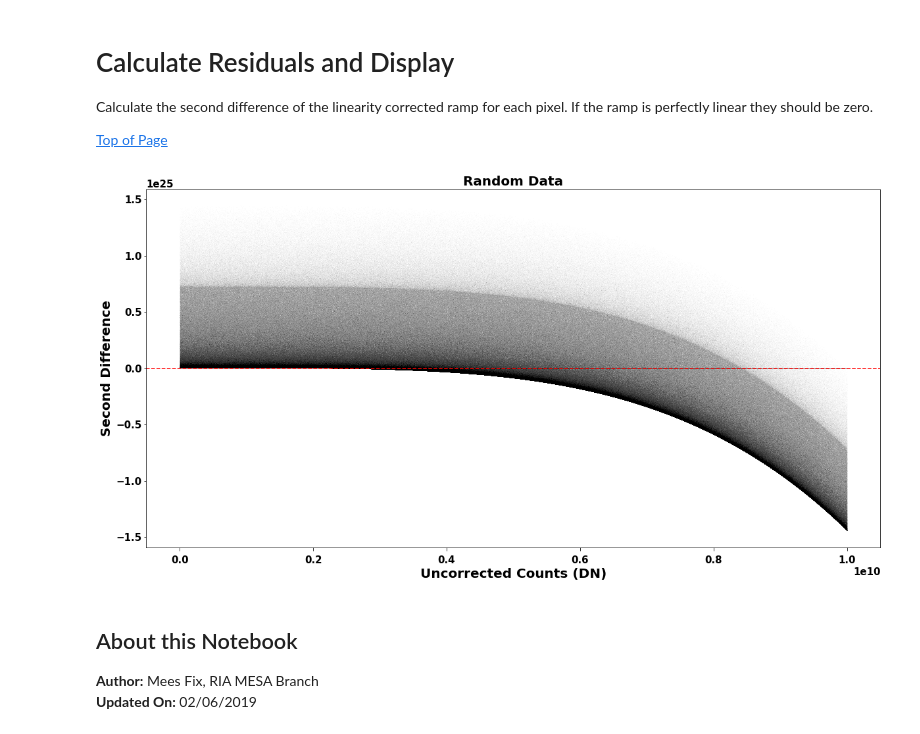
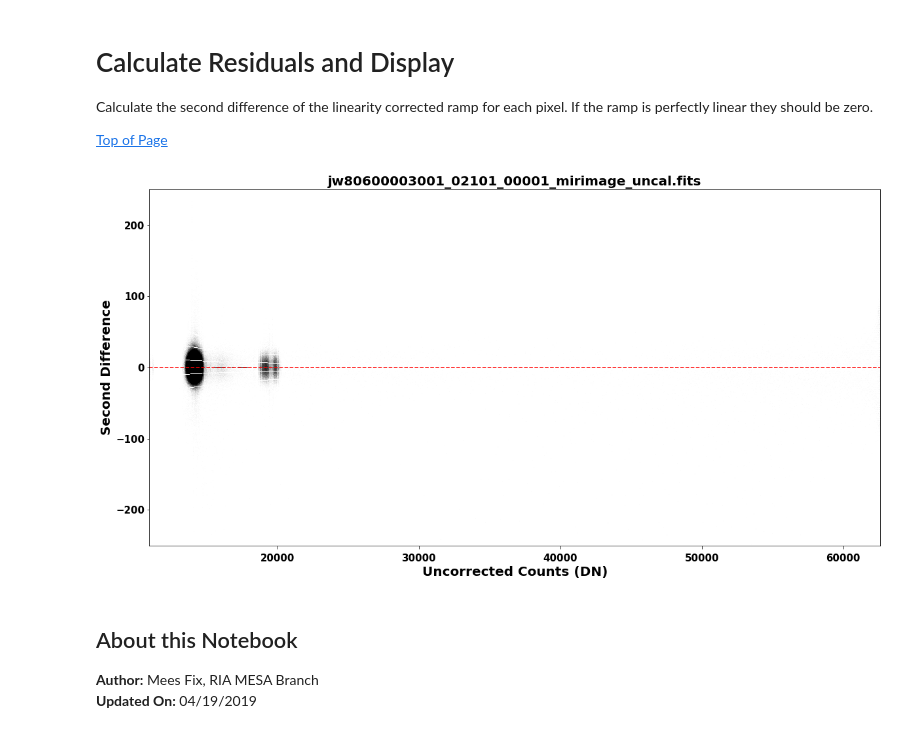
Before and after one commit to spacetelescope/jwst_validation_notebooks, a Jupyter notebook: jwst_validation_notebooks/jwst_linearity_residuals_test/exec_jwst_linearity_validation_testing.ipynb, the cells around one changed output. Cells and saved outputs as stored; diff of their text form; code cells hidden in the pictures.

Commit message:
Automated deployment to GitHub Pages: jenkins-Notebooks-jwst_validation_notebooks-105

```diff
--- a/jwst_validation_notebooks/jwst_linearity_residuals_test/exec_jwst_linearity_validation_testing.ipynb
+++ b/jwst_validation_notebooks/jwst_linearity_residuals_test/exec_jwst_linearity_validation_testing.ipynb
@@ -80,3 +60,7 @@ im.meta.subarray.ysize = ysize
+# %%
+filename = get_bigdata('jwst_validation_notebooks',
+                       'jw80600003001_02101_00001_mirimage_uncal.fits')
+fits_input = fits.open(filename)
 # %% [markdown]
 <a id="pipeline_ID"></a>
 # Run Linearity Pipeline Step
@@ -97,0 +71,5 @@ except SystemExit as e:
+# %%
+outname = fits_input[0].header['filename'].replace('.fits',
+                                                    '_linearitystep.fits')
+LinearityStep.call(MIRIRampModel(fits_input), output_file=outname,
+                   save_results=True)
@@ -104,43 +90,44 @@ pixel. If the ramp is perfectly linear they should be zero.
 
 [Top of Page](#title_ID)
 # %%
-# Get data shape
-nints, ngroups, nx, ny = outfile.data.shape
-data_by_pixel = outfile.data.reshape(nints, ngroups, nx * ny)
+fits_output = fits.open(outname)
 
-groupdq_by_pixel = outfile.groupdq.reshape(nints, ngroups,
-                                           nx * ny)
-
+nints, ngroups, nx, ny = fits_output['SCI'].data.shape
+data_by_pixel = fits_output['SCI'].data.reshape(nints, ngroups, nx * ny)
+groupdq_by_pixel = fits_output['GROUPDQ'].data.reshape(nints, ngroups,
+                                                       nx * ny)
 masked_output = np.ma.array(data_by_pixel, mask=groupdq_by_pixel.astype(bool))
-masked_input = np.ma.array(im.data.reshape(nints, ngroups, nx * ny),
+masked_input = np.ma.array(fits_input['SCI'].data.reshape(nints, ngroups, nx * ny),
                            mask=groupdq_by_pixel.astype(bool))
 second_diff = np.ma.diff(masked_output, n=2, axis=1)
 
 # Set plot params
 plt.rc('font', weight='bold')
 plt.rc('xtick.major', size=5, pad=7)
 plt.rc('xtick', labelsize=15)
 plt.rc('ytick', labelsize=15)
 
 plt.figure(figsize=(20,10))
-plt.title('Random Data', fontsize=20, fontweight='bold')
+plt.title(fits_input[0].header['FILENAME'], fontsize=20, fontweight='bold')
 
 plt.plot(masked_input.data[0, 1:-1, :].flatten(),
          second_diff.data[0, :, :].flatten(), ',k', alpha=.01)
 
 plt.axhline(y=0.0, color='r', ls='--')
 
+plt.xlim(min(masked_input.data[0, 1:-1, :].flatten()), max(masked_input.data[0, 1:-1, :].flatten()))
+plt.ylim(-250, 250)
 plt.ylabel('Second Difference', fontsize=20, fontweight='bold')
 plt.xlabel('Uncorrected Counts (DN)', fontsize=20, fontweight='bold')
 
 plt.show()
 # %% [output]
-[figure, old version]
+[figure, new version]
 # %% [markdown]
 <a id="about_ID"></a>
 ## About this Notebook
 **Author:** Mees Fix, RIA MESA Branch
-<br>**Updated On:** 02/06/2019
+<br>**Updated On:** 04/19/2019
 # %% [markdown]
 [Top of Page](#title_ID)
 <img style="float: right;" src="./stsci_pri_combo_mark_horizonal_white_bkgd.png" alt="stsci_pri_combo_mark_horizonal_white_bkgd" width="200px"/>
```
Also changed, not shown: parts of 5 cells of this notebook, 7 other files.
